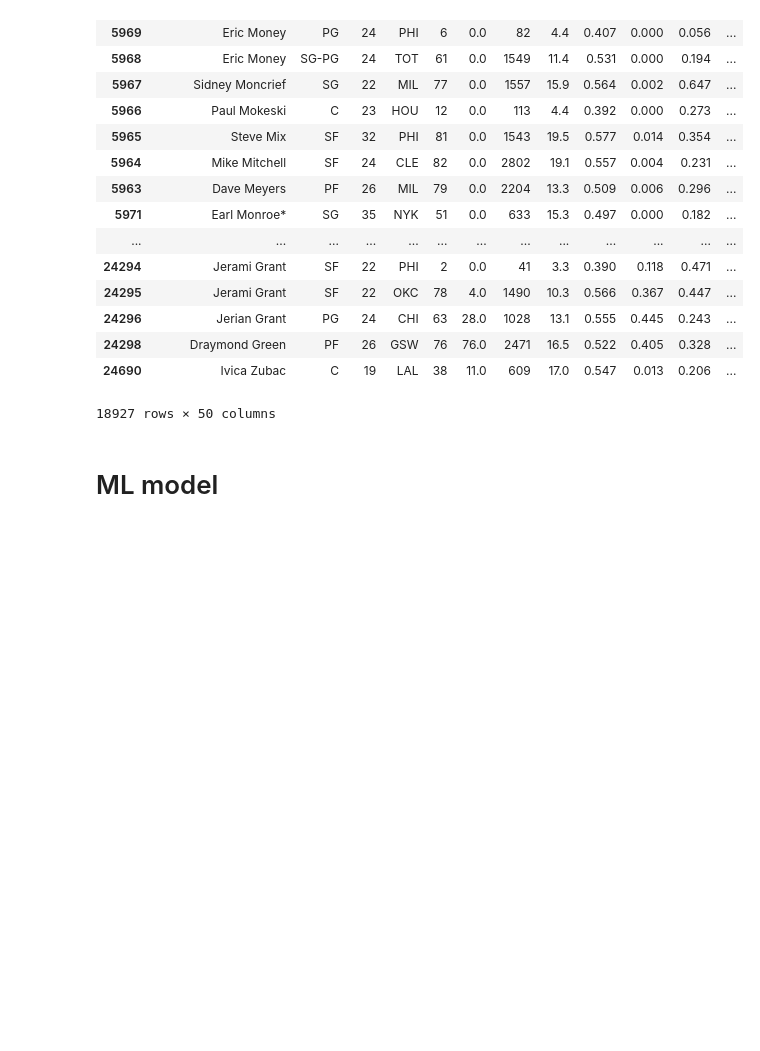
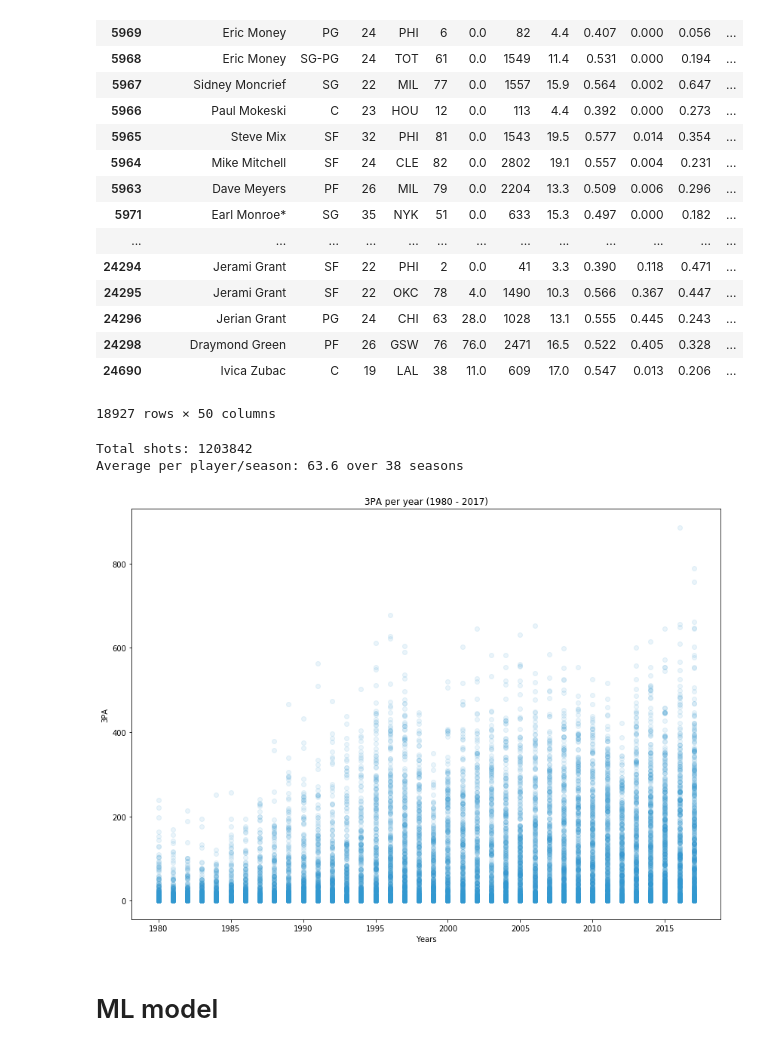
Before and after one commit to cmdelaserna/nba-models, a Jupyter notebook: nba-notebooks/RM-classification.ipynb, the cells around one changed output. Saved outputs shown, nothing was run; the diff lists cells and outputs as text; code cells hidden in the pictures; blank space fills up the shorter version.

```diff
--- a/nba-notebooks/RM-classification.ipynb
+++ b/nba-notebooks/RM-classification.ipynb
@@ -91,6 +106,25 @@ filtered_data.sort_values(by='year', ascending = True)
 | 24298 | Draymond Green | PF | 26 | GSW | 76 | 76.0 | 2471 | 16.5 | 0.522 | 0.405 | 0.328 | ... |
 | 24690 | Ivica Zubac | C | 19 | LAL | 38 | 11.0 | 609 | 17.0 | 0.547 | 0.013 | 0.206 | ... |
 18927 rows × 50 columns
+# %%
+# Plot all 3PA per year
+attemps = filtered_data['year']
+total = filtered_data['3PA']
+
+print('Total shots: {}'.format(filtered_data['3PA'].sum()))
+print('Average per player/season: {} over {} seasons'.format(round(filtered_data['3PA'].mean(), 1),
+                                                     filtered_data['year'].nunique()))
+
+plt.figure(figsize=plot_size)
+plt.scatter(attemps, total, color = blue, alpha = 0.1)
+plt.xlabel('Years')
+plt.ylabel('3PA')
+plt.title('3PA per year (1980 - 2017)')
+plt.show()
+# %% [output]
+Total shots: 1203842
+Average per player/season: 63.6 over 38 seasons
+[figure, added]
 # %% [markdown]
 # ML model
 # %%
```
Also changed, not shown: parts of 22 cells of this notebook.
